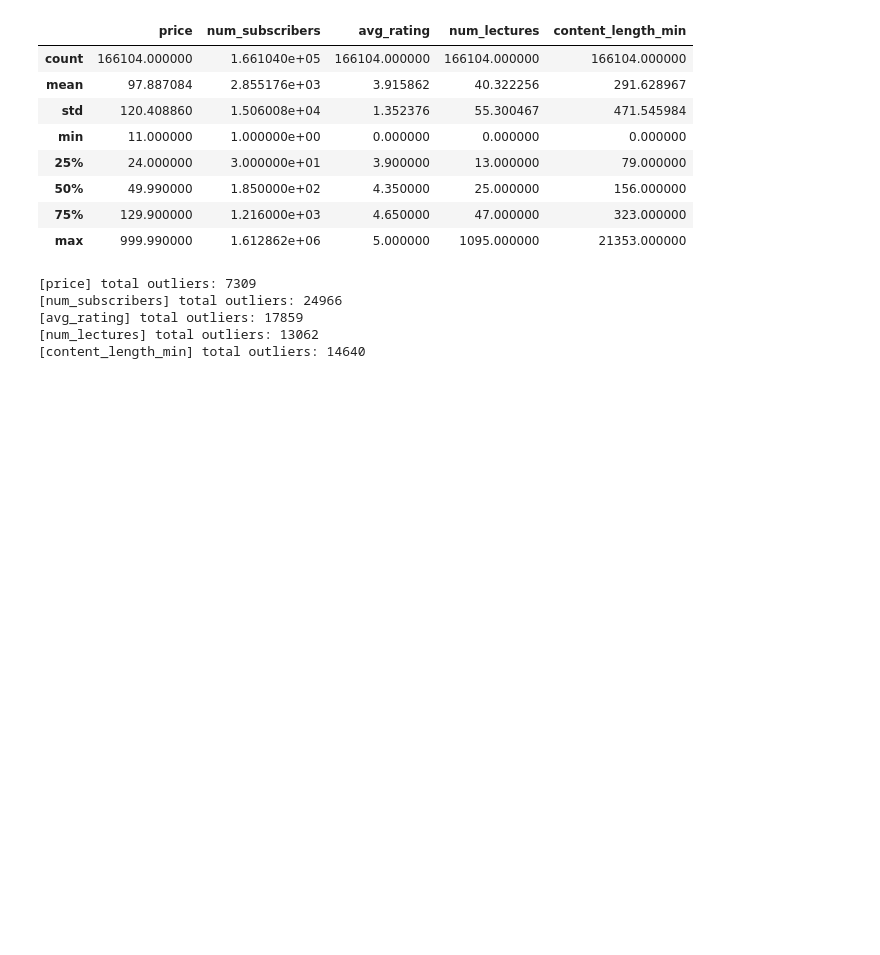
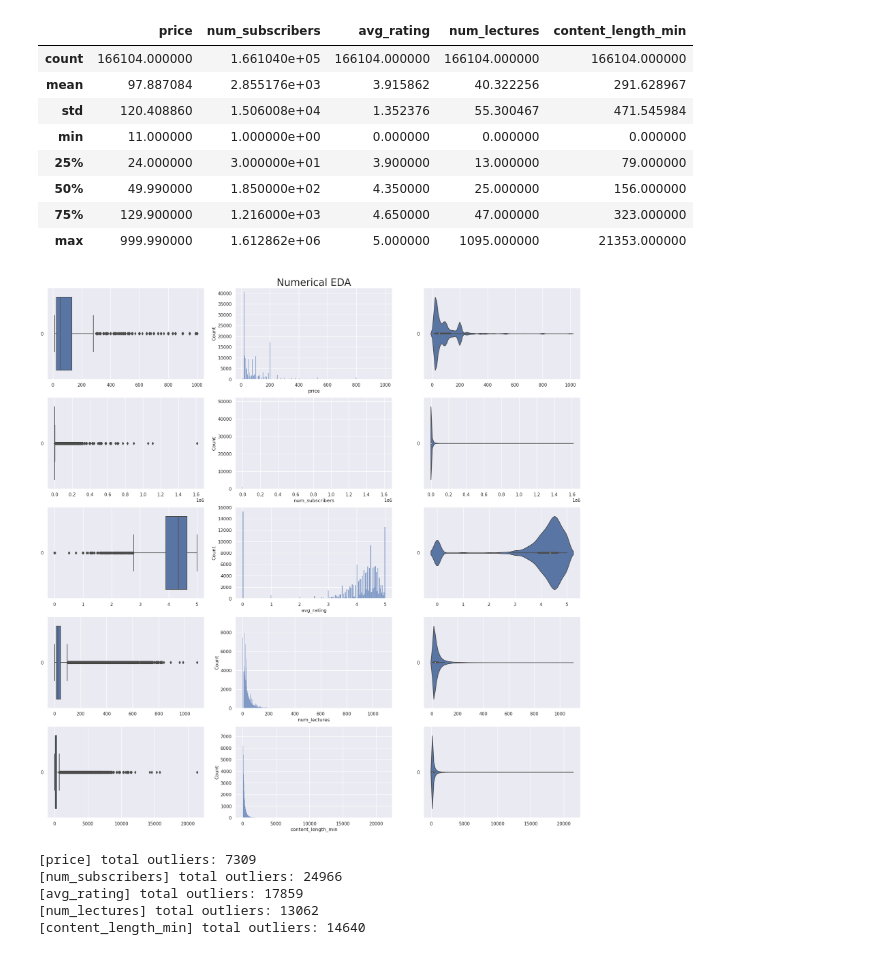
Before and after one commit to Amizzuddin/sc1015, a Jupyter notebook: contributions/amizzuddin/amizzuddin.ipynb, the cells around one changed output. Saved outputs shown, nothing was run; the diff lists cells and outputs as text; code cells hidden in the pictures; blank space fills up the shorter version.

```diff
--- a/contributions/amizzuddin/amizzuddin.ipynb
+++ b/contributions/amizzuddin/amizzuddin.ipynb
@@ -81,7 +81,9 @@ CleanUpDataset.describe()
 | 75% | 129.900000 | 1.216000e+03 | 4.650000 | 47.000000 | 323.000000 |
 | max | 999.990000 | 1.612862e+06 | 5.000000 | 1095.000000 | 21353.000000 |
 # %%
-# generate_numerical_eda_visualization(CleanUpDataset, "Numerical EDA")
+generate_numerical_eda_visualization(CleanUpDataset, "Numerical EDA")
+# %% [output]
+[figure, added]
 # %%
 print_feature_outliers(CleanUpDataset)
 # %% [output]
```
Also changed, not shown: parts of 11 cells of this notebook, 4 other files.
